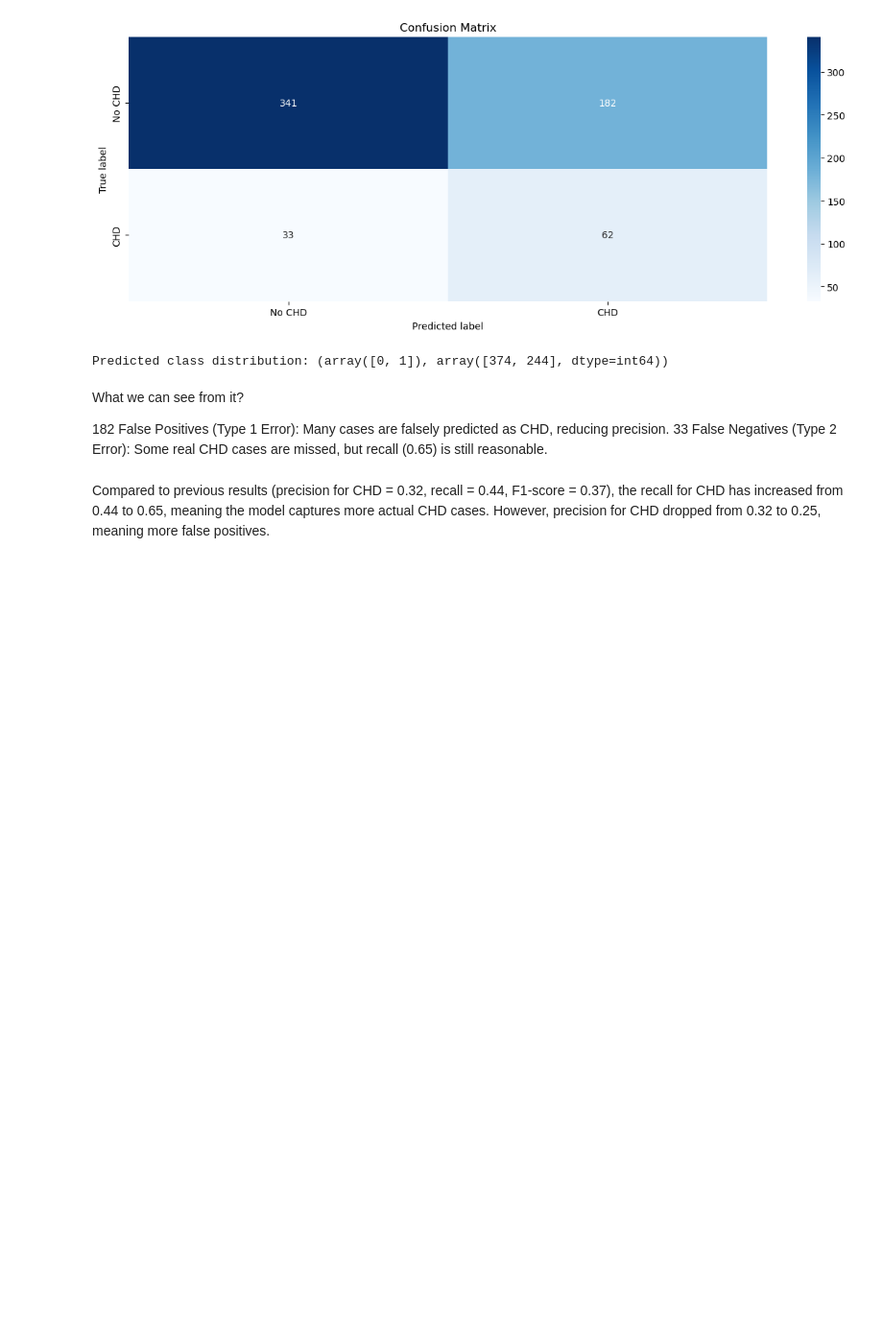
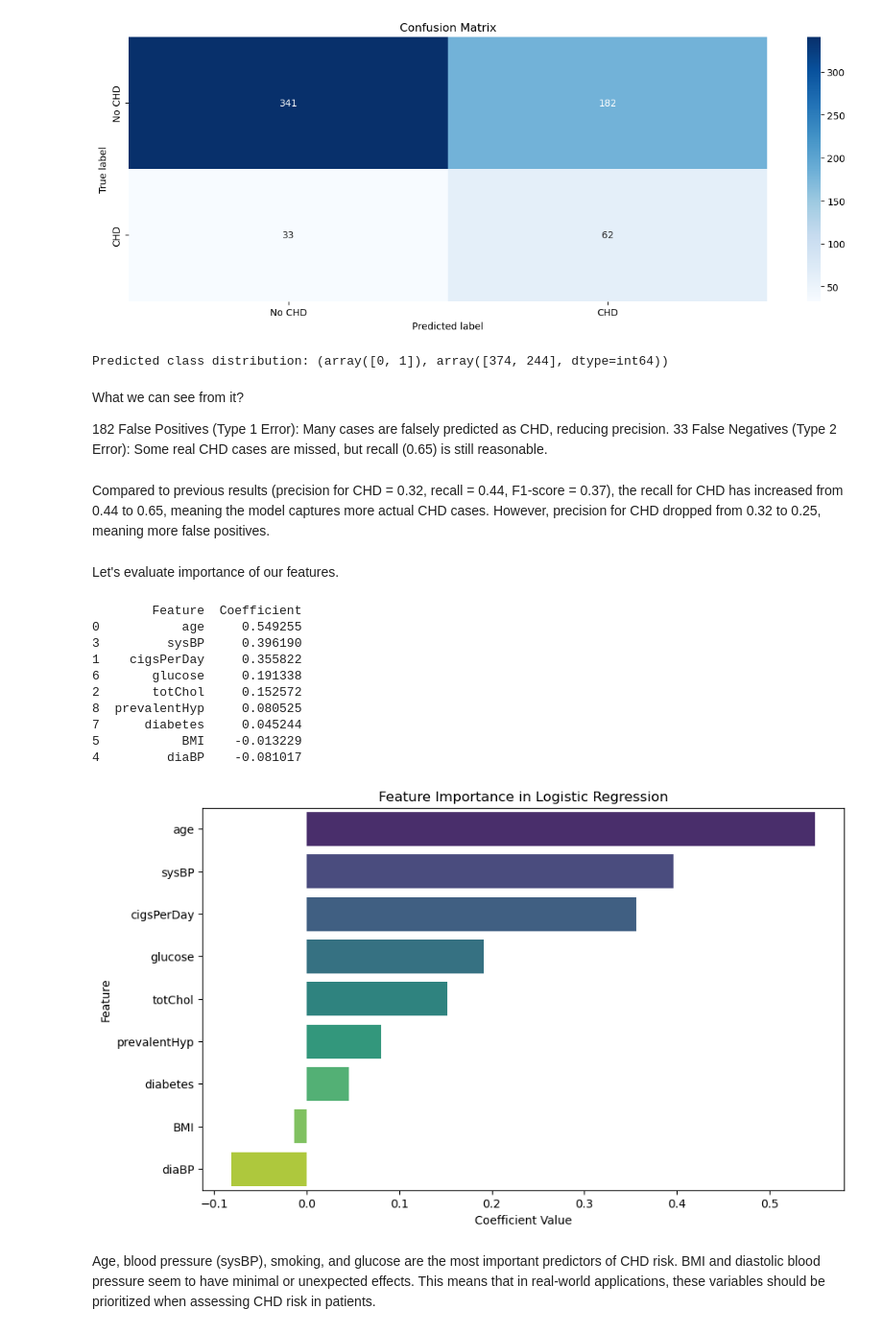
Before and after one commit to Nustj/insights-lab, a Jupyter notebook: Cardiocascular_Study.ipynb, the cells around one changed output. Shown at 96% size. Saved outputs shown, nothing was run; the diff lists cells and outputs as text; code cells hidden in the pictures; blank space fills up the shorter version.

```diff
--- a/Cardiocascular_Study.ipynb
+++ b/Cardiocascular_Study.ipynb
@@ -560,6 +560,39 @@ What we can see from it?
 # %% [markdown]
 Compared to previous results (precision for CHD = 0.32, recall = 0.44, F1-score = 0.37), the recall for CHD has increased from 0.44 to 0.65, meaning the model captures more actual CHD cases.
 However, precision for CHD dropped from 0.32 to 0.25, meaning more false positives.
+# %% [markdown]
+Let's evaluate importance of our features.
+# %%
+model.fit(X_train_scaled, y_train)
+
+feature_importance = pd.DataFrame({
+    "Feature": X_train.columns,  # Use the original feature names
+    "Coefficient": model.coef_[0]
+}).sort_values(by="Coefficient", ascending=False)
+
+print(feature_importance[['Feature', 'Coefficient']])
+
+plt.figure(figsize=(10, 6))
+sns.barplot(x="Coefficient", y="Feature", data=feature_importance, hue="Feature", dodge=False, legend=False, palette="viridis")
+plt.title("Feature Importance in Logistic Regression")
+plt.xlabel("Coefficient Value")
+plt.ylabel("Feature")
+plt.show()
+# %% [output]
+        Feature  Coefficient
+0           age     0.549255
+3         sysBP     0.396190
+1    cigsPerDay     0.355822
+6       glucose     0.191338
+2       totChol     0.152572
+8  prevalentHyp     0.080525
+7      diabetes     0.045244
+5           BMI    -0.013229
+4         diaBP    -0.081017
+[figure, added]
+# %% [markdown]
+Age, blood pressure (sysBP), smoking, and glucose are the most important predictors of CHD risk. BMI and diastolic blood pressure seem to have minimal or unexpected effects.
+This means that in real-world applications, these variables should be prioritized when assessing CHD risk in patients.
 # %% [markdown]
 ## Possible Improvements
 Handle Class Imbalance
```
Also changed, not shown: parts of 4 cells of this notebook.
